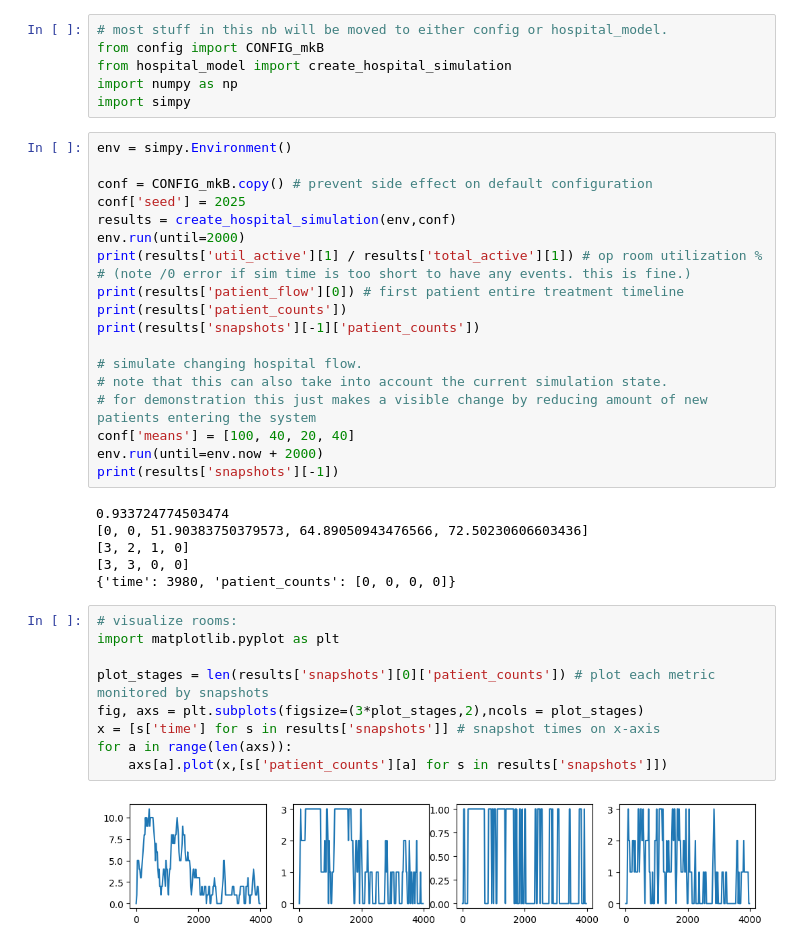
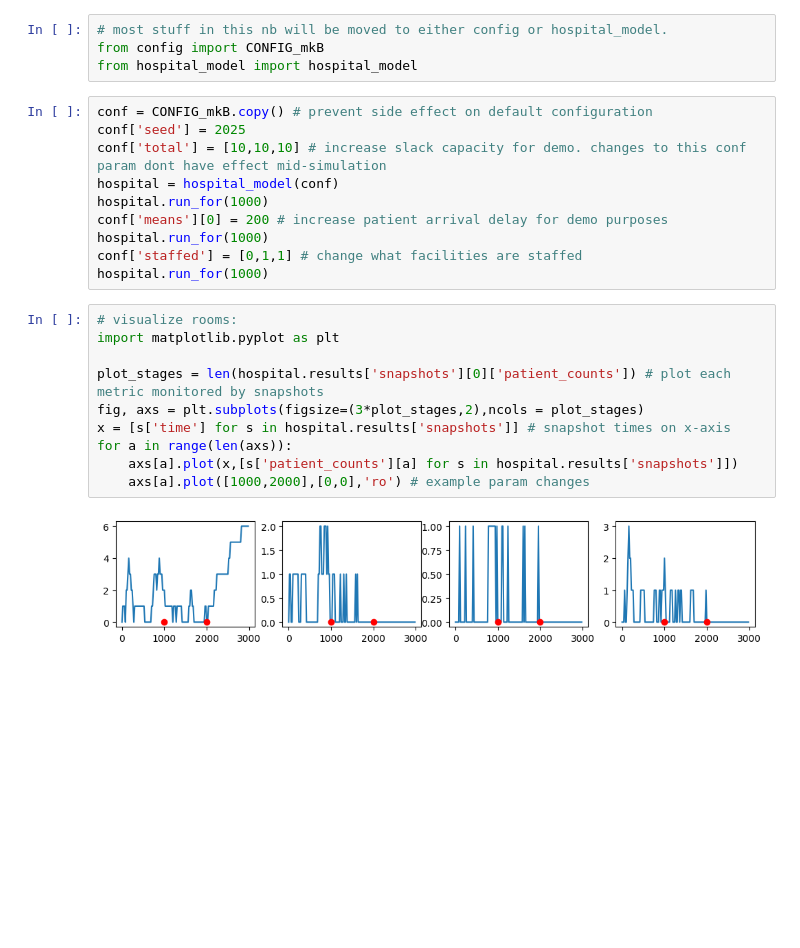
Before and after one commit to joona111/Simulation-Project, a Jupyter notebook: dense.ipynb, the cells around one changed output. Drawn from its saved outputs; the diff is of its cells as text; blank space fills up the shorter version.

Commit message:
made hospital_model class, added slack capacity functionality, only kept neccessary stuff in dense.ipynb

```diff
--- a/dense.ipynb
+++ b/dense.ipynb
@@ -1,42 +1,26 @@
 # %%
 # most stuff in this nb will be moved to either config or hospital_model.
 from config import CONFIG_mkB
-from hospital_model import create_hospital_simulation
-import numpy as np
-import simpy
+from hospital_model import hospital_model
 # %%
-env = simpy.Environment()
-
 conf = CONFIG_mkB.copy() # prevent side effect on default configuration
 conf['seed'] = 2025
-results = create_hospital_simulation(env,conf)
-env.run(until=2000)
-print(results['util_active'][1] / results['total_active'][1]) # op room utilization %
-# (note /0 error if sim time is too short to have any events. this is fine.)
-print(results['patient_flow'][0]) # first patient entire treatment timeline
-print(results['patient_counts'])
-print(results['snapshots'][-1]['patient_counts'])
-
-# simulate changing hospital flow.
-# note that this can also take into account the current simulation state.
-# for demonstration this just makes a visible change by reducing amount of new patients entering the system
-conf['means'] = [100, 40, 20, 40]
-env.run(until=env.now + 2000)
-print(results['snapshots'][-1])
+conf['total'] = [10,10,10] # increase slack capacity for demo. changes to this conf param dont have effect mid-simulation
+hospital = hospital_model(conf)
+hospital.run_for(1000)
+conf['means'][0] = 200 # increase patient arrival delay for demo purposes
+hospital.run_for(1000)
+conf['staffed'] = [0,1,1] # change what facilities are staffed
+hospital.run_for(1000)
-# %% [output]
-0.933724774503474
-[0, 0, 51.90383750379573, 64.89050943476566, 72.50230606603436]
-[3, 2, 1, 0]
-[3, 3, 0, 0]
-{'time': 3980, 'patient_counts': [0, 0, 0, 0]}
 # %%
 # visualize rooms:
 import matplotlib.pyplot as plt
 
-plot_stages = len(results['snapshots'][0]['patient_counts']) # plot each metric monitored by snapshots
+plot_stages = len(hospital.results['snapshots'][0]['patient_counts']) # plot each metric monitored by snapshots
 fig, axs = plt.subplots(figsize=(3*plot_stages,2),ncols = plot_stages)
-x = [s['time'] for s in results['snapshots']] # snapshot times on x-axis
+x = [s['time'] for s in hospital.results['snapshots']] # snapshot times on x-axis
 for a in range(len(axs)):
-    axs[a].plot(x,[s['patient_counts'][a] for s in results['snapshots']])
+    axs[a].plot(x,[s['patient_counts'][a] for s in hospital.results['snapshots']])
+    axs[a].plot([1000,2000],[0,0],'ro') # example param changes
 # %% [output]
-[figure, old version]
+[figure, new version]
```
Also changed, not shown: parts of 1 cell of this notebook, 2 other files.
